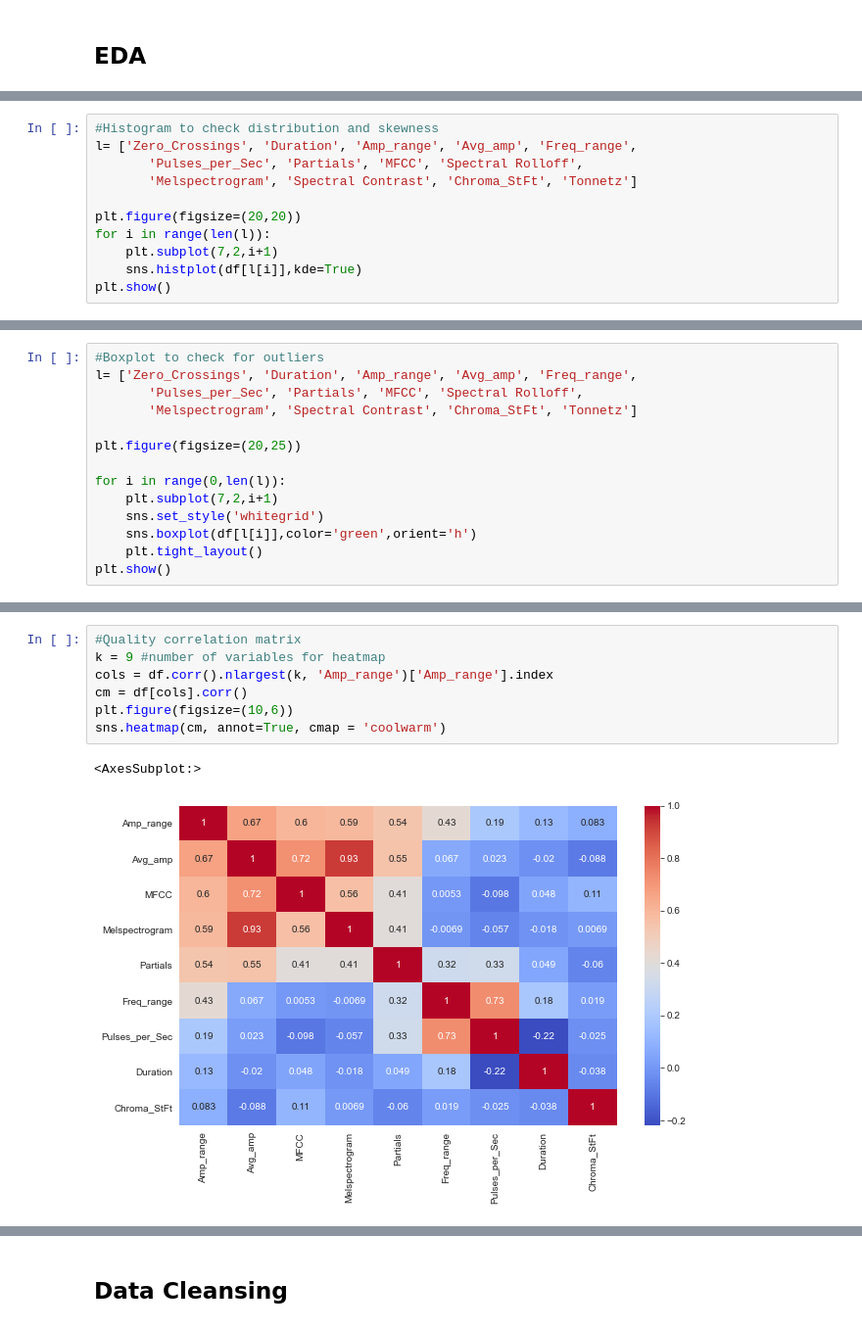
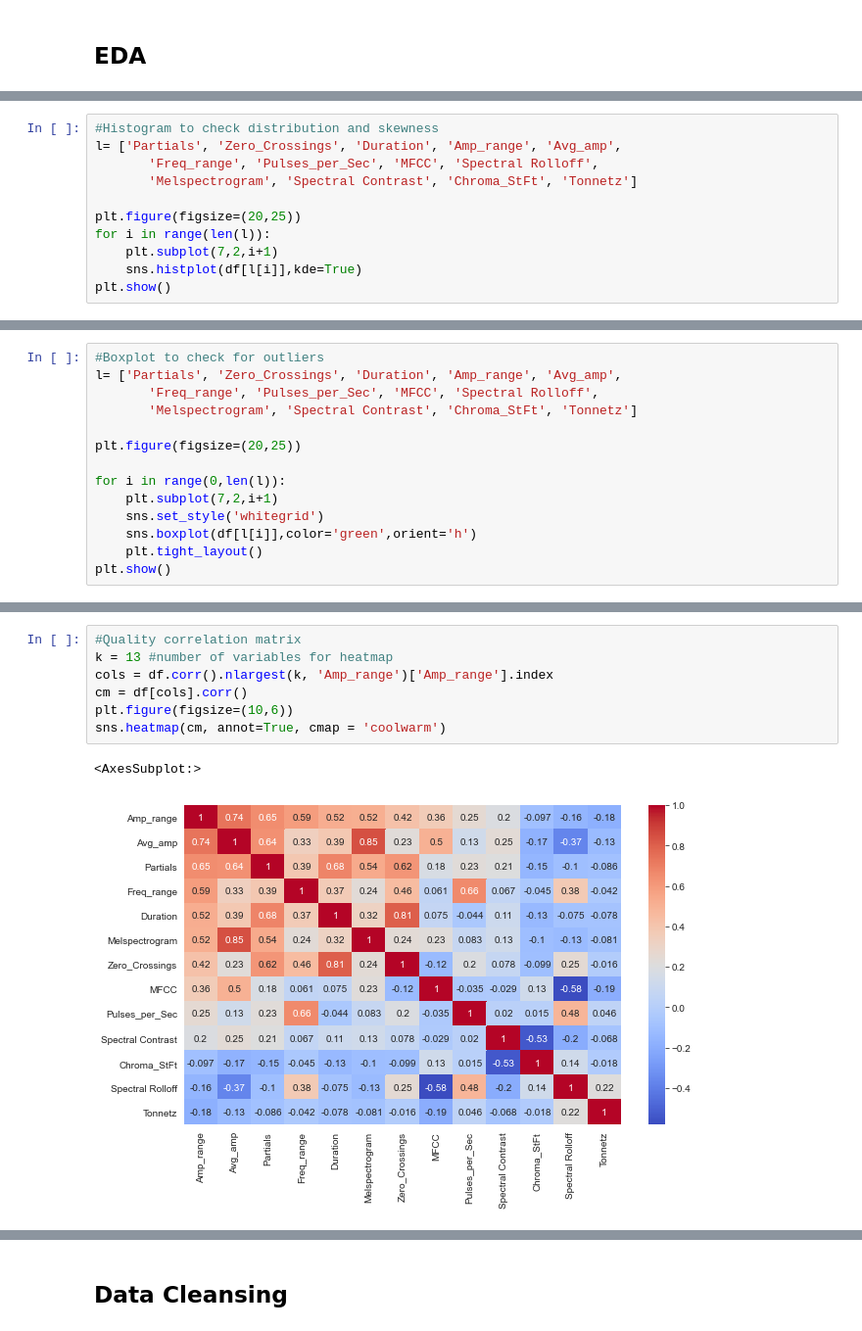
Before and after one commit to kexantus/felidetect, a Jupyter notebook: Feature Cleaning.ipynb, the cells around one changed output, grey strips where cells are left out. Shown at 98% size. Drawn from its saved outputs; the diff is of its cells as text.

```diff
--- a/Feature Cleaning.ipynb
+++ b/Feature Cleaning.ipynb
@@ -68,10 +68,10 @@ df.describe(include='all')
 # %%
 #Histogram to check distribution and skewness
-l= ['Zero_Crossings', 'Duration', 'Amp_range', 'Avg_amp', 'Freq_range',
-       'Pulses_per_Sec', 'Partials', 'MFCC', 'Spectral Rolloff',
+l= ['Partials', 'Zero_Crossings', 'Duration', 'Amp_range', 'Avg_amp',
+       'Freq_range', 'Pulses_per_Sec', 'MFCC', 'Spectral Rolloff',
        'Melspectrogram', 'Spectral Contrast', 'Chroma_StFt', 'Tonnetz']
 
-plt.figure(figsize=(20,20))
+plt.figure(figsize=(20,25))
 for i in range(len(l)):
     plt.subplot(7,2,i+1)
     sns.histplot(df[l[i]],kde=True)
@@ -81,7 +81,7 @@ plt.show()
 # %%
 #Boxplot to check for outliers
-l= ['Zero_Crossings', 'Duration', 'Amp_range', 'Avg_amp', 'Freq_range',
-       'Pulses_per_Sec', 'Partials', 'MFCC', 'Spectral Rolloff',
+l= ['Partials', 'Zero_Crossings', 'Duration', 'Amp_range', 'Avg_amp',
+       'Freq_range', 'Pulses_per_Sec', 'MFCC', 'Spectral Rolloff',
        'Melspectrogram', 'Spectral Contrast', 'Chroma_StFt', 'Tonnetz']
 
 plt.figure(figsize=(20,25))
@@ -97,13 +97,13 @@ plt.show()
 # %%
 #Quality correlation matrix
-k = 9 #number of variables for heatmap
+k = 13 #number of variables for heatmap
 cols = df.corr().nlargest(k, 'Amp_range')['Amp_range'].index
 cm = df[cols].corr()
 plt.figure(figsize=(10,6))
 sns.heatmap(cm, annot=True, cmap = 'coolwarm')
 # %% [output]
 <AxesSubplot:>
-[figure, old version]
+[figure, new version]
 # %%
 df['Call'].value_counts()
 # %% [output]
```
Also changed, not shown: parts of 20 cells of this notebook, 3 other files.
